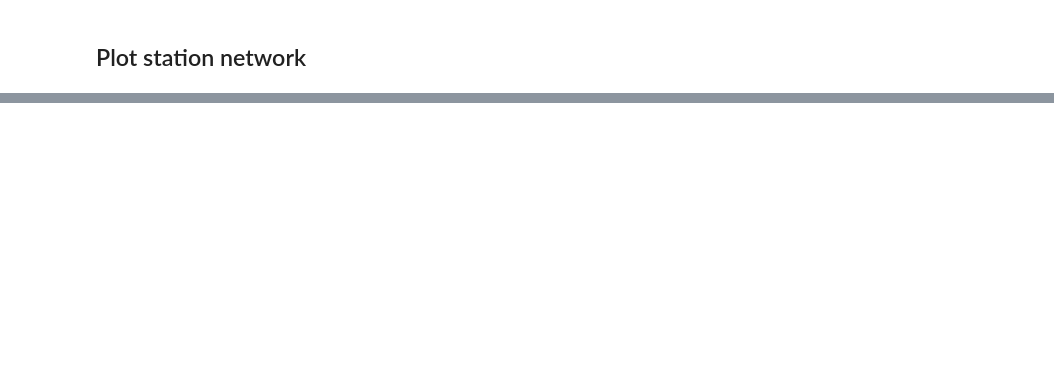
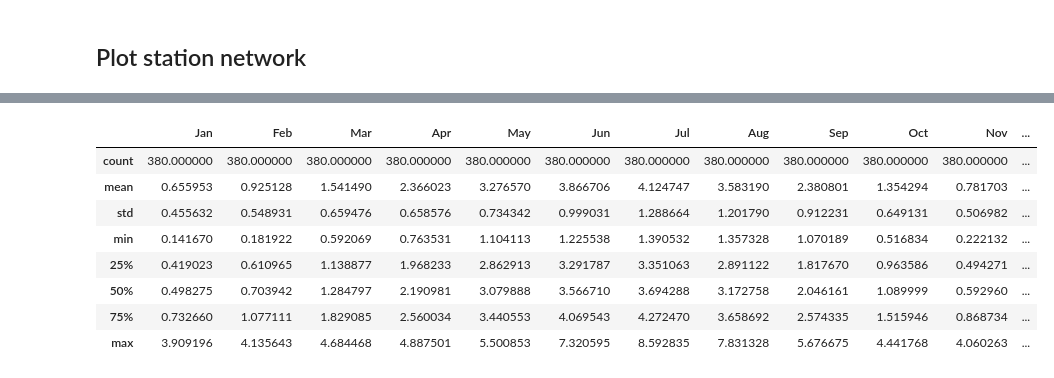
Before and after one commit to touldimos/Additional_Thesis, a Jupyter notebook: ECAD_Read.ipynb, the cells around one changed output, grey strips where cells are left out. Cells and saved outputs as stored; diff of their text form; code cells hidden in the pictures; blank space fills up the shorter version.

```diff
--- a/ECAD_Read.ipynb
+++ b/ECAD_Read.ipynb
@@ -26,6 +26,8 @@ def read_ecad_mean(path, VAL):
     import numpy as np
     ecad = pd.read_csv(path, names = ['STAID', 'SOUID', 'DATE', VAL, 'QUALITY'], skiprows = 21, parse_dates = ['DATE']).set_index('DATE')
     ecad = ecad[ecad[VAL] != -9999]
+    if VAL == 'RS':
+        ecad = ecad[ecad[VAL] <= 500]
     output = pd.DataFrame()
     if ecad[VAL].count() >= 365 * 20 and ecad.index.max() >= pd.to_datetime('01/01/2000') and ecad.index.min() < pd.to_datetime('01/01/2000'):
         output['Monthly'] = ecad[VAL].resample(rule = 'M').mean()
@@ -96,8 +98,16 @@ def TW(T, phi, C = 1):
             Ep[i] = (16 * (10 * Tmean[i] / J) ** a) * (days['n'][i] * N[i] / (12 * 30))
             Ep[i] = Ep[i] / days['n'][i] * C
 
-    thrn = pd.DataFrame(Ep, index = n, columns = ['Ep Thornthwaite'])
+    thrn = pd.DataFrame(Ep, index = days['n'], columns = ['Ep Thornthwaite'])
     return thrn
+
+def data_dates(path, VAL):
+    import pandas as pd
+    import numpy as np
+    ecad = pd.read_csv(path, names = ['STAID', 'SOUID', 'DATE', VAL, 'QUALITY'], skiprows = 21, parse_dates = ['DATE']).set_index('DATE')
+    ecad = ecad[ecad['QUALITY'] == 0]
+    station = ecad['STAID'].mean()
+    return ecad.index.min(), ecad.index.max(), station
 # %% [markdown]
 # Run of function
 
@@ -379,0 +598,21 @@ evap_th.describe()
+# %%
+data1 = evap
+data1[data1 == 0] = np.nan
+
+data2 = evap_th
+data2[data2 == 0] = np.nan
+
+means1 = np.nanmean(data1, axis = 0)
+means2 = np.nanmean(data2, axis = 0)
+# %%
+pd.DataFrame(data1).describe()
+# %% [output]
+|  | Jan | Feb | Mar | Apr | May | Jun | Jul | Aug | Sep | Oct | Nov | ... |
+| count | 380.000000 | 380.000000 | 380.000000 | 380.000000 | 380.000000 | 380.000000 | 380.000000 | 380.000000 | 380.000000 | 380.000000 | 380.000000 | ... |
+| mean | 0.655953 | 0.925128 | 1.541490 | 2.366023 | 3.276570 | 3.866706 | 4.124747 | 3.583190 | 2.380801 | 1.354294 | 0.781703 | ... |
+| std | 0.455632 | 0.548931 | 0.659476 | 0.658576 | 0.734342 | 0.999031 | 1.288664 | 1.201790 | 0.912231 | 0.649131 | 0.506982 | ... |
+| min | 0.141670 | 0.181922 | 0.592069 | 0.763531 | 1.104113 | 1.225538 | 1.390532 | 1.357328 | 1.070189 | 0.516834 | 0.222132 | ... |
+| 25% | 0.419023 | 0.610965 | 1.138877 | 1.968233 | 2.862913 | 3.291787 | 3.351063 | 2.891122 | 1.817670 | 0.963586 | 0.494271 | ... |
+| 50% | 0.498275 | 0.703942 | 1.284797 | 2.190981 | 3.079888 | 3.566710 | 3.694288 | 3.172758 | 2.046161 | 1.089999 | 0.592960 | ... |
+| 75% | 0.732660 | 1.077111 | 1.829085 | 2.560034 | 3.440553 | 4.069543 | 4.272470 | 3.658692 | 2.574335 | 1.515946 | 0.868734 | ... |
+| max | 3.909196 | 4.135643 | 4.684468 | 4.887501 | 5.500853 | 7.320595 | 8.592835 | 7.831328 | 5.676675 | 4.441768 | 4.060263 | ... |
```
Also changed, not shown: parts of 20 cells of this notebook.
